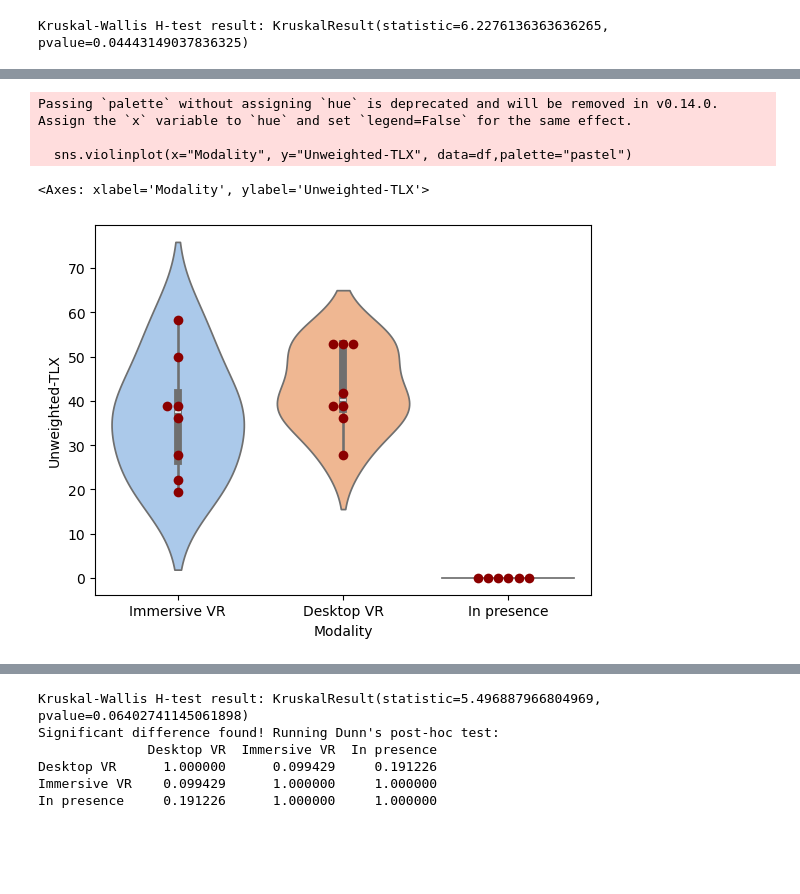
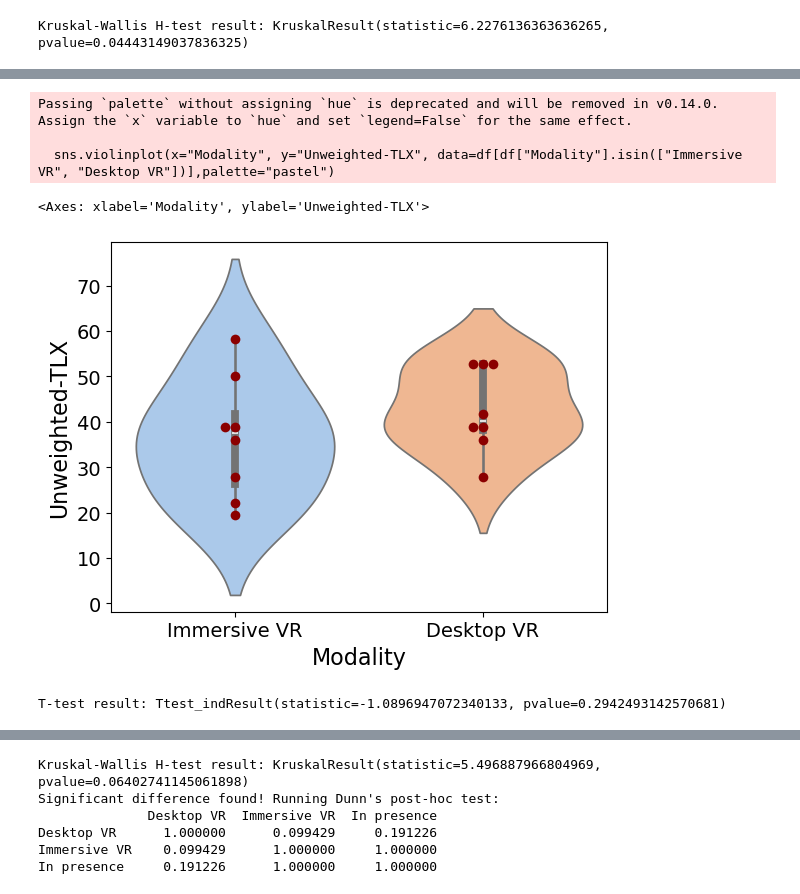
Before and after one commit to univr-GRAIL/analisys_viroo, a Jupyter notebook: charts.ipynb, the cells around one changed output, grey strips where cells are left out. Saved outputs shown, nothing was run; the diff lists cells and outputs as text; code cells hidden in the pictures; blank space fills up the shorter version.

```diff
--- a/charts.ipynb
+++ b/charts.ipynb
@@ -2,8 +2,17 @@
 import pandas as pd
 import seaborn as sns
 from scipy import stats
+import matplotlib.pyplot as plt
 
+plt.rcParams.update({
+    "axes.labelsize": 16,   # x/y labels
+    "xtick.labelsize": 14,  # x ticks
+    "ytick.labelsize": 14,  # y ticks
+    "legend.fontsize": 14,
+    "axes.titlesize": 18
+})
 df = pd.read_excel("data/simplified.xlsx")
 
 
 df.head()
+df2=df[df["Modality"].isin(["Immersive VR", "Desktop VR"])]
@@ -33,3 +35,15 @@ kruskal_result = stats.kruskal(df[df["Modality"] == "Immersive VR"]["Knowledge a
 print("Kruskal-Wallis H-test result:", kruskal_result)
 # %% [output]
 Kruskal-Wallis H-test result: KruskalResult(statistic=6.2276136363636265, pvalue=0.04443149037836325)
+# %%
+import scikit_posthocs as sp
+df.columns = df.columns.str.strip()
+df["Modality"] = df["Modality"].astype(str).str.strip()
+dunn = sp.posthoc_dunn(
+    df,
+    val_col="Knowledge acquisition",
+    group_col="Modality",
+    p_adjust="holm"  # or 'bonferroni', 'fdr_bh'
+)
+print("\nDunn's post-hoc test:")
+print(dunn)
@@ -76,12 +106,18 @@ Passing `palette` without assigning `hue` is deprecated and will be removed in v
 # %%
-sns.violinplot(x="Modality", y="Unweighted-TLX", data=df,palette="pastel")
-sns.swarmplot(x="Modality", y="Unweighted-TLX",color="darkred",size=7,data=df)
+sns.violinplot(x="Modality", y="Unweighted-TLX", data=df[df["Modality"].isin(["Immersive VR", "Desktop VR"])],palette="pastel")
+sns.swarmplot(x="Modality", y="Unweighted-TLX",color="darkred",size=7,data=df[df["Modality"].isin(["Immersive VR", "Desktop VR"])])
 # sns.boxplot(x="Modality", y="Knowledge acquisition", data=df, showmeans=False,
             # showcaps=False, showbox=False, showfliers=False, medianprops={"color": "grey", "linewidth": 2})
 # %% [output]
 Passing `palette` without assigning `hue` is deprecated and will be removed in v0.14.0. Assign the `x` variable to `hue` and set `legend=False` for the same effect.
 
-  sns.violinplot(x="Modality", y="Unweighted-TLX", data=df,palette="pastel")
+  sns.violinplot(x="Modality", y="Unweighted-TLX", data=df[df["Modality"].isin(["Immersive VR", "Desktop VR"])],palette="pastel")
 <Axes: xlabel='Modality', ylabel='Unweighted-TLX'>
-[figure, old version]
+[figure, new version]
+# %%
+ttest = stats.mstats.ttest_ind(df[df["Modality"] == "Immersive VR"]["Unweighted-TLX"],
+                         df[df["Modality"] == "Desktop VR"]["Unweighted-TLX"])
+print("T-test result:", ttest)
+# %% [output]
+T-test result: Ttest_indResult(statistic=-1.0896947072340133, pvalue=0.2942493142570681)
 # %%
```
Also changed, not shown: parts of 26 cells of this notebook, 10 other files.
